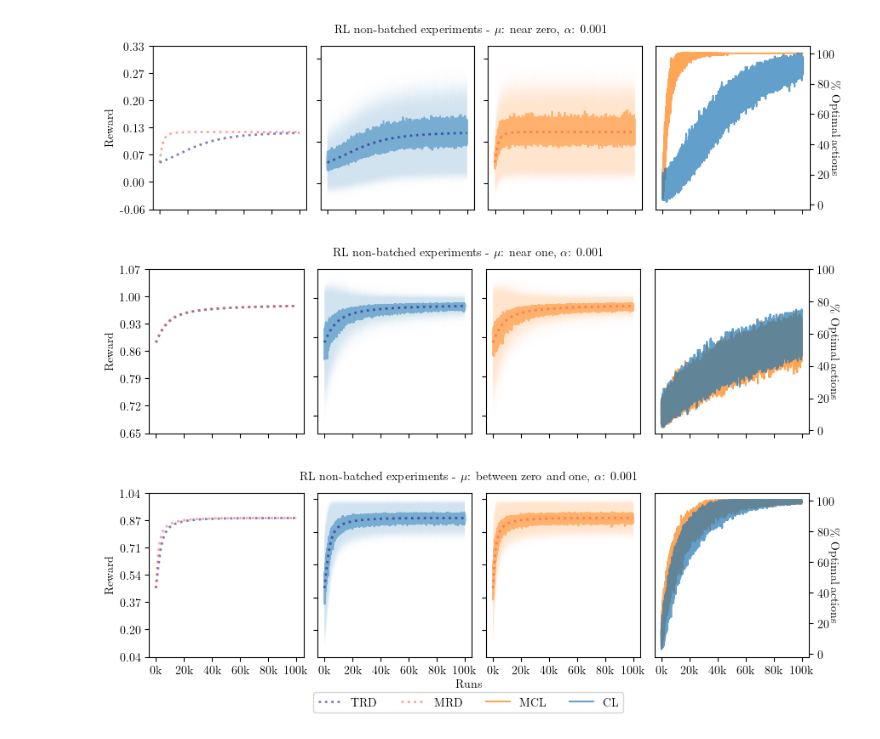
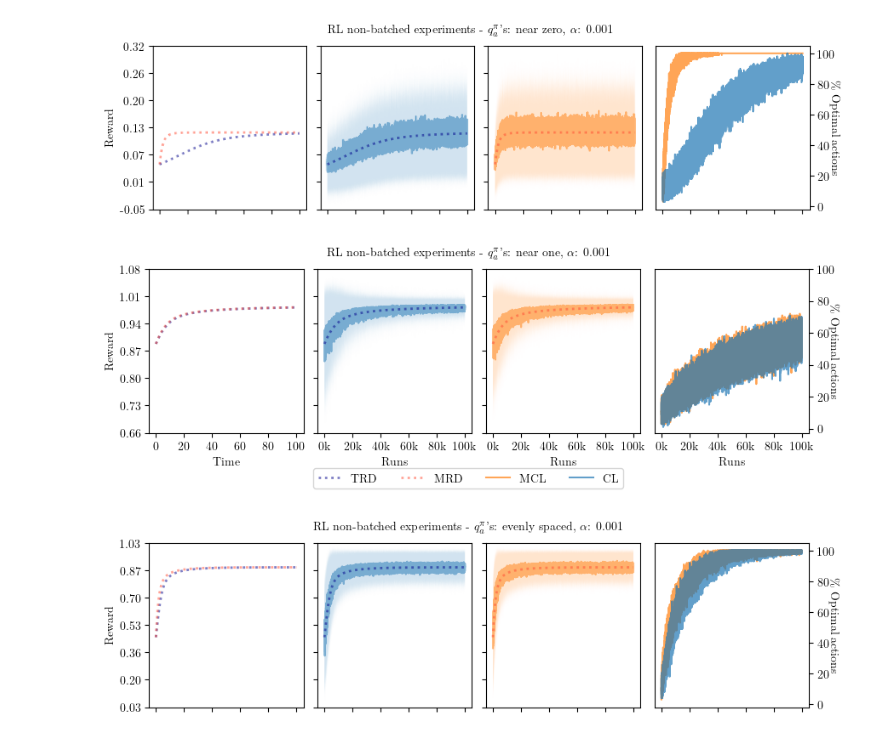
Before and after one commit to MISTLab/HiveMindRL, a Jupyter notebook: notebooks/bandits.ipynb, the cells around one changed output. Drawn from its saved outputs; the diff is of its cells as text; code cells hidden in the pictures.

```diff
--- a/notebooks/bandits.ipynb
+++ b/notebooks/bandits.ipynb
@@ -171,9 +171,12 @@ for name in ['near zero','near one','evenly spaced']:
         fig = plt.figure()
         fontsize=10
         plt.rcParams.update({'font.size': fontsize})
-        axs = fig.subplots(1,4, sharex=True)
-        axs[0].sharey(axs[1])
-        axs[1].sharey(axs[2])
+        axs = fig.subplots(1,4)
+        axs[1].sharey(axs[0])
+        axs[2].sharey(axs[0])
+        axs[2].sharex(axs[1])
+        axs[3].sharex(axs[1])
+
         colors = ['#1f77b4', '#ff7f0e', '#ff4b33', '#00008b']
         lines_labels=[]
 
@@ -202,14 +205,20 @@ for name in ['near zero','near one','evenly spaced']:
         axs[0].set_ylim(reward_ticks[0],reward_ticks[-1])
         axs[0].set_ylabel('Reward', fontsize=fontsize)
 
-        if name == 'evenly spaced':
+        if name == 'near one':
                 axs[0].set_xticks([i for i in np.arange(0,round(runs+step_x),step_x)])
-                axs[0].set_xticklabels([f'{i/1000:.0f}k' for i in np.arange(0,round(runs+step_x),step_x)], fontsize=fontsize)
+                axs[0].set_xticklabels([f'{i/1000:.0f}' for i in np.arange(0,round(runs+step_x),step_x)], fontsize=fontsize)
                 # axs[0].set_ylim(min_reward,max_reward+reward_steps)
         else:
                 axs[0].set_xticks([i for i in np.arange(0,round(runs+step_x),step_x)])
                 axs[0].tick_params(labelbottom=False)
 
+        if name == 'near one':
+                axs[1].set_xticks([i for i in np.arange(0,round(runs+step_x),step_x)])
+                axs[1].set_xticklabels([f'{i/1000:.0f}k' for i in np.arange(0,round(runs+step_x),step_x)], fontsize=fontsize)
+        else:
+                axs[1].set_xticks([i for i in np.arange(0,round(runs+step_x),step_x)])
+                axs[1].tick_params(labelbottom=False)
 
 
 
@@ -221,46 +230,52 @@ for name in ['near zero','near one','evenly spaced']:
         axs[2].fill_between(range(runs),reward_overall_mcl.numpy().mean(axis=1) - reward_overall_mcl.numpy().std(axis=1),reward_overall_mcl.numpy().mean(axis=1) + reward_overall_mcl.numpy().std(axis=1),facecolor=colors[1], alpha=0.2)
         axs[1].tick_params(labelleft=False)
         axs[2].tick_params(labelleft=False)
-        if name in ['near zero','near one']:
+        if name in ['near zero','evenly spaced']:
                 axs[1].tick_params(labelbottom=False)
                 axs[2].tick_params(labelbottom=False)
+        else:
+                axs[1].set_xlabel('Runs', fontsize=fontsize)
+                axs[2].set_xlabel('Runs', fontsize=fontsize)
+
 
 
         axs[3].plot(range(runs),optimal_actions_mcl.mean(axis=1)*100,label='MCL', color=colors[1], alpha=0.7)
         axs[3].plot(range(runs),optimal_actions_cl.mean(axis=1)*100,label='CL', color=colors[0], alpha=0.7)
         axs[3].yaxis.tick_right()
         axs[3].yaxis.set_label_position("right")
         axs[3].set_yticks([i for i in np.arange(0,120,20)])
         axs[3].set_yticklabels([f'{i}' for i in np.arange(0,120,20)], fontsize=fontsize)
         axs[3].set_ylabel('\% Optimal actions', fontsize=fontsize, rotation=270)
-        if name in ['near zero','near one']:
+        if name in ['near zero','evenly spaced']:
                 axs[0].tick_params(labelbottom=False)
                 axs[3].tick_params(labelbottom=False)
+
+        else:
+                axs[0].set_xlabel('Time', fontsize=fontsize)
+                axs[3].set_xlabel('Runs', fontsize=fontsize)
 
         # save figure
 
         plt.subplots_adjust(wspace=0.09, hspace=0.05)
         # set common x-axis label
 
         # set legend outside the plot
 
         lines_labels = [axs[0].get_legend_handles_labels()]
         lines_labels.append(axs[3].get_legend_handles_labels())
         lines, labels = [sum(lol, []) for lol in zip(*lines_labels)]
 
-        if name == 'evenly spaced':
-                name = 'between zero and one'
-        title = r'RL non-batched experiments - $\mu$: '+str(name)+ r', $\alpha$: ' + str(alpha)
+        title = r"RL non-batched experiments - $q^{\pi}_a$'s: "+str(name)+ r", $\alpha$: " + str(alpha)
         fig.suptitle(title, fontsize=fontsize)
-        if name == 'between zero and one':
-                fig.text(0.5, -0.02, 'Runs', ha='center', va='center', fontsize=fontsize)
+        if name == 'near one':
+                # fig.text(0.5, -0.02, 'Runs', ha='center', va='center', fontsize=fontsize)
                 fig.legend(lines, labels, loc='upper center', bbox_to_anchor=(0.5, -0.03), ncol=4, fontsize=fontsize)
         r += 1
         plt.savefig(f"rl_non_batched_exp_{r}.pdf", bbox_inches='tight',dpi=900)
 # %% [output]
-[figure, old version]
+[figure, new version]
-[figure, old version]
+[figure, new version]
-[figure, old version]
+[figure, new version]
 # %%
 r = 4
 for name in ['evenly spaced']:
```
Also changed, not shown: parts of 1 cell of this notebook, 13 other files.
